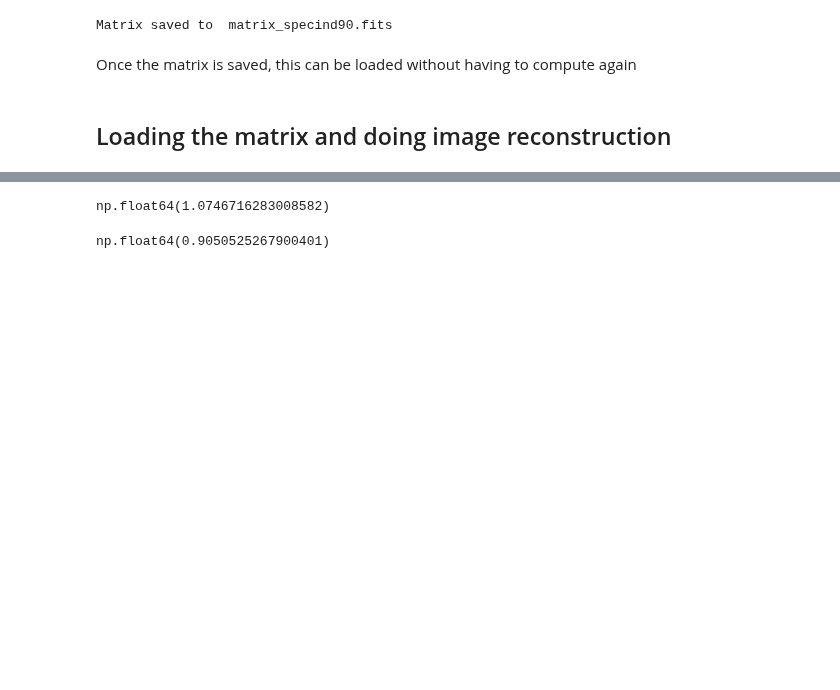
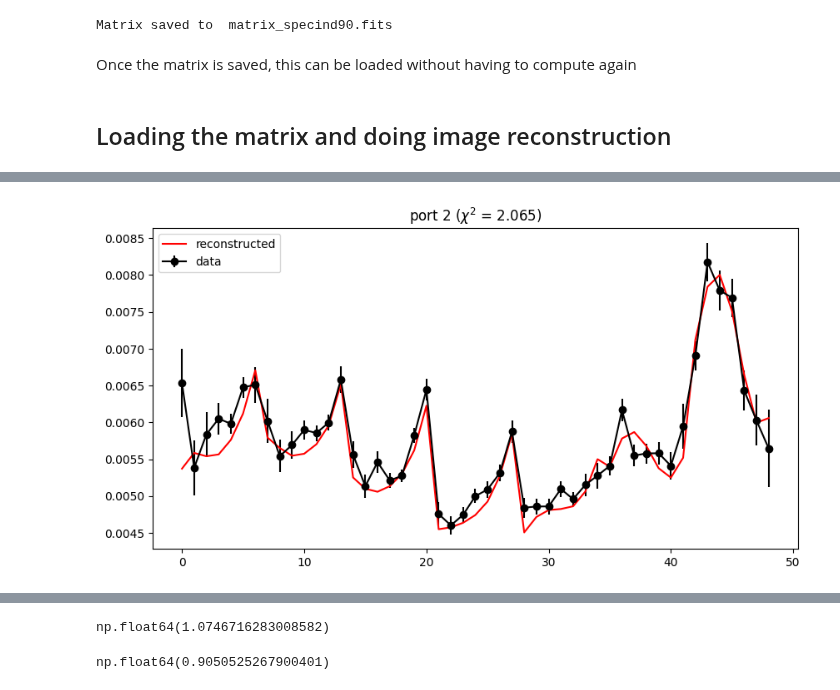
Before and after one commit to YooJung-Kim/PLred, a Jupyter notebook: PLred/examples/example_image_reconstruction/example_image_reconstruction.ipynb, the cells around one changed output, grey strips where cells are left out. Cells and saved outputs as stored; diff of their text form; code cells hidden in the pictures; blank space fills up the shorter version.

```diff
--- a/PLred/examples/example_image_reconstruction/example_image_reconstruction.ipynb
+++ b/PLred/examples/example_image_reconstruction/example_image_reconstruction.ipynb
@@ -75,0 +75,4 @@ Done
+# %%
+fitter2.plot_1d(2)
+# %% [output]
+[figure, added]
```
Also changed, not shown: parts of 29 cells of this notebook, 4 other files.
